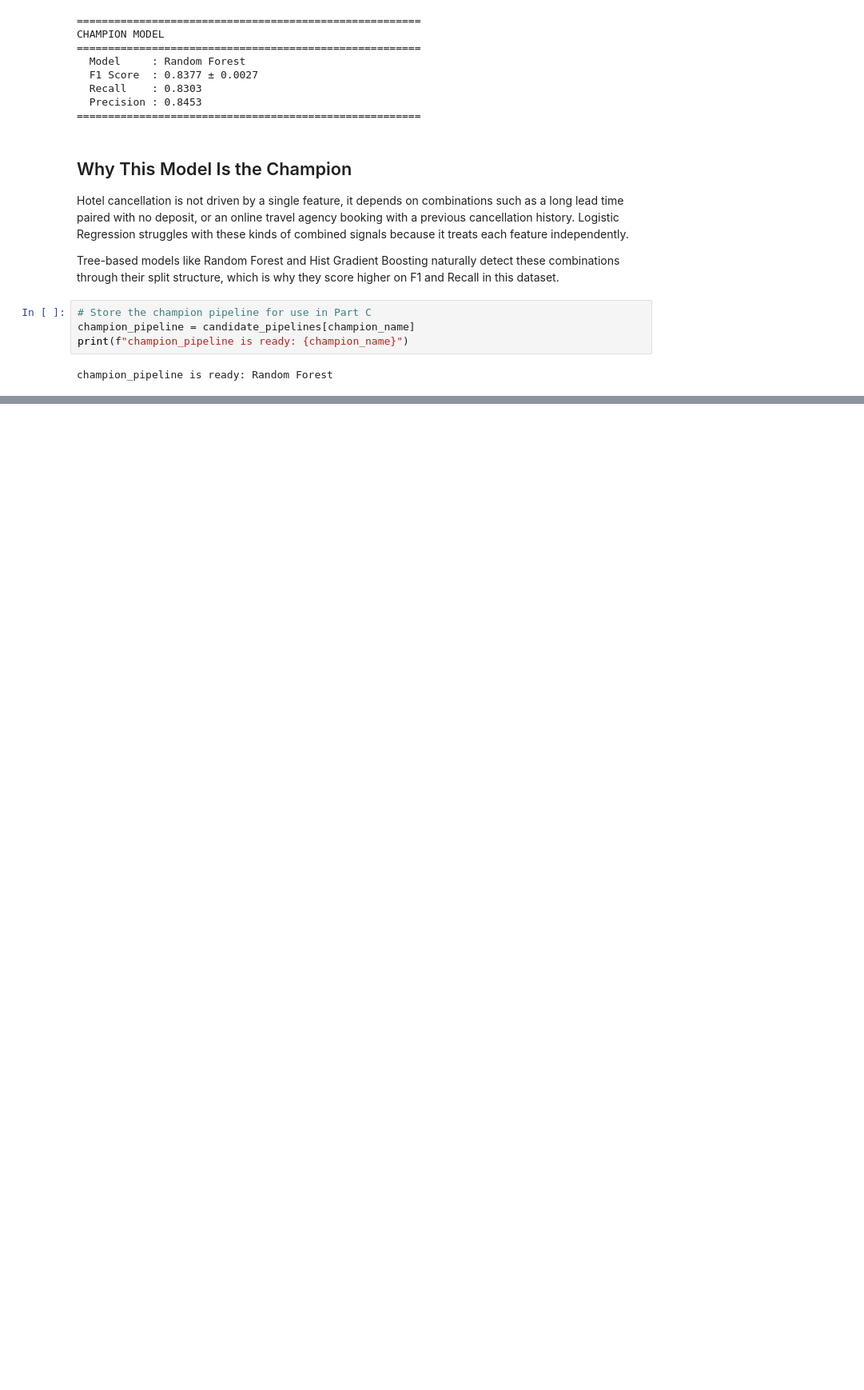
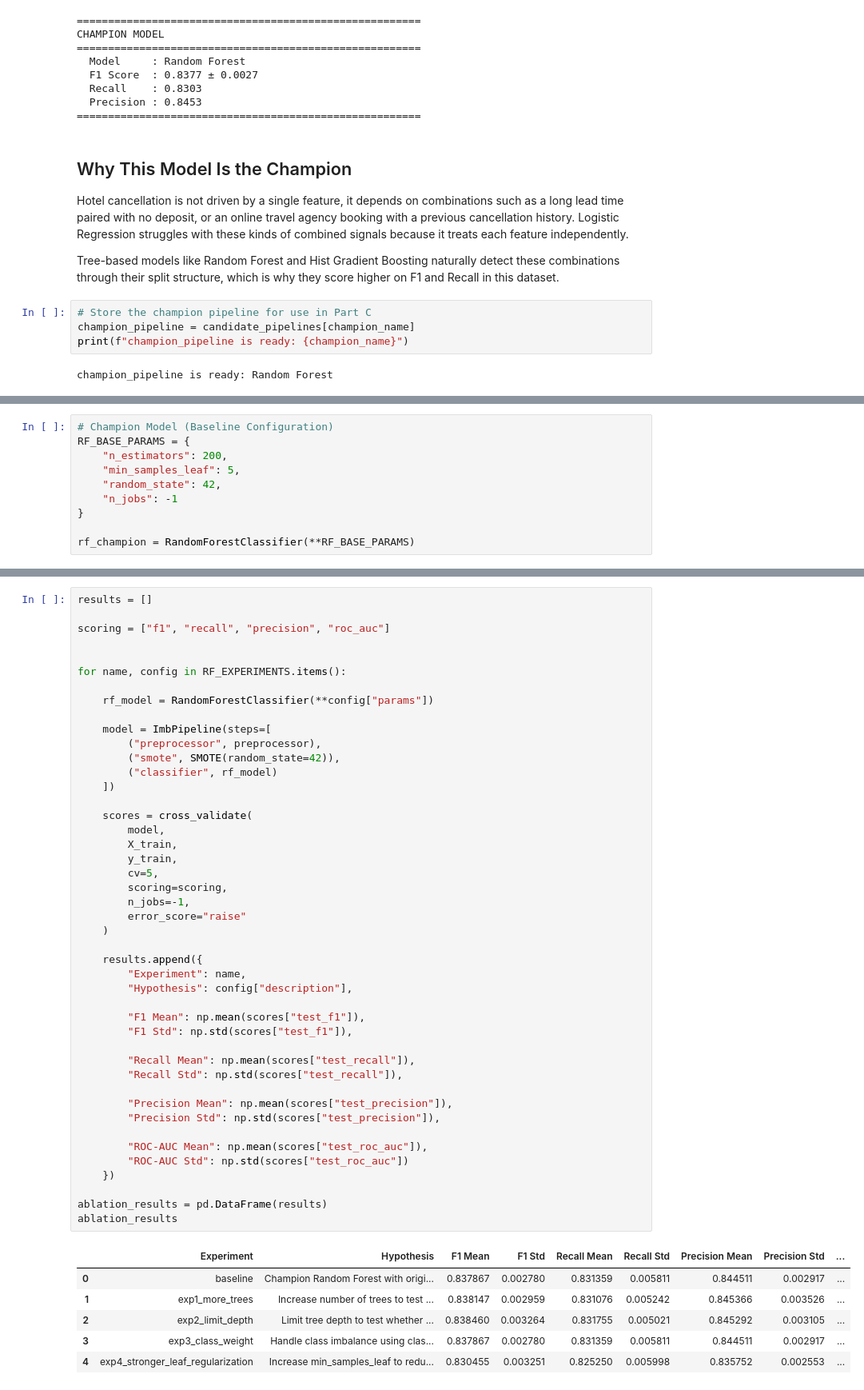
Before and after one commit to YWY2002/INF2008-Hotel-Cancellation-Prediction-Model, a Jupyter notebook: CRISPDM_INF2008_assignment02.ipynb, the cells around one changed output, grey strips where cells are left out. Shown at 80% size. Drawn from its saved outputs; the diff is of its cells as text; blank space fills up the shorter version.

Commit message:
Add in ablation log + experiments

```diff
--- a/CRISPDM_INF2008_assignment02.ipynb
+++ b/CRISPDM_INF2008_assignment02.ipynb
@@ -703,0 +822,10 @@ champion_pipeline is ready: Random Forest
+# %%
+# Champion Model (Baseline Configuration)
+RF_BASE_PARAMS = {
+    "n_estimators": 200,
+    "min_samples_leaf": 5,
+    "random_state": 42,
+    "n_jobs": -1
+}
+
+rf_champion = RandomForestClassifier(**RF_BASE_PARAMS)
@@ -703,0 +879,52 @@ champion_pipeline is ready: Random Forest
+# %%
+results = []
+
+scoring = ["f1", "recall", "precision", "roc_auc"]
+
+
+for name, config in RF_EXPERIMENTS.items():
+
+    rf_model = RandomForestClassifier(**config["params"])
+
+    model = ImbPipeline(steps=[
+        ("preprocessor", preprocessor),
+        ("smote", SMOTE(random_state=42)),
+        ("classifier", rf_model)
+    ])
+
+    scores = cross_validate(
+        model,
+        X_train,
+        y_train,
+        cv=5,
+        scoring=scoring,
+        n_jobs=-1,
+        error_score="raise"
+    )
+
+    results.append({
+        "Experiment": name,
+        "Hypothesis": config["description"],
+
+        "F1 Mean": np.mean(scores["test_f1"]),
+        "F1 Std": np.std(scores["test_f1"]),
+
+        "Recall Mean": np.mean(scores["test_recall"]),
+        "Recall Std": np.std(scores["test_recall"]),
+
+        "Precision Mean": np.mean(scores["test_precision"]),
+        "Precision Std": np.std(scores["test_precision"]),
+
+        "ROC-AUC Mean": np.mean(scores["test_roc_auc"]),
+        "ROC-AUC Std": np.std(scores["test_roc_auc"])
+    })
+
+ablation_results = pd.DataFrame(results)
+ablation_results
+# %% [output]
+|  | Experiment | Hypothesis | F1 Mean | F1 Std | Recall Mean | Recall Std | Precision Mean | Precision Std | ... |
+| 0 | baseline | Champion Random Forest with origi... | 0.837867 | 0.002780 | 0.831359 | 0.005811 | 0.844511 | 0.002917 | ... |
+| 1 | exp1_more_trees | Increase number of trees to test ... | 0.838147 | 0.002959 | 0.831076 | 0.005242 | 0.845366 | 0.003526 | ... |
+| 2 | exp2_limit_depth | Limit tree depth to test whether ... | 0.838460 | 0.003264 | 0.831755 | 0.005021 | 0.845292 | 0.003105 | ... |
+| 3 | exp3_class_weight | Handle class imbalance using clas... | 0.837867 | 0.002780 | 0.831359 | 0.005811 | 0.844511 | 0.002917 | ... |
+| 4 | exp4_stronger_leaf_regularization | Increase min_samples_leaf to redu... | 0.830455 | 0.003251 | 0.825250 | 0.005998 | 0.835752 | 0.002553 | ... |
```
Also changed, not shown: parts of 10 cells of this notebook.
